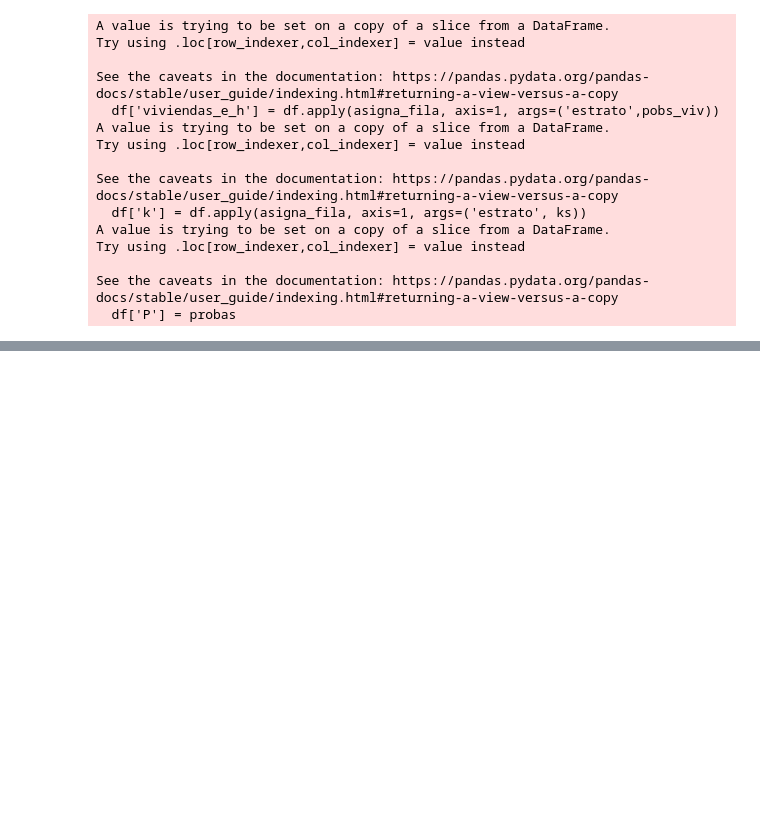
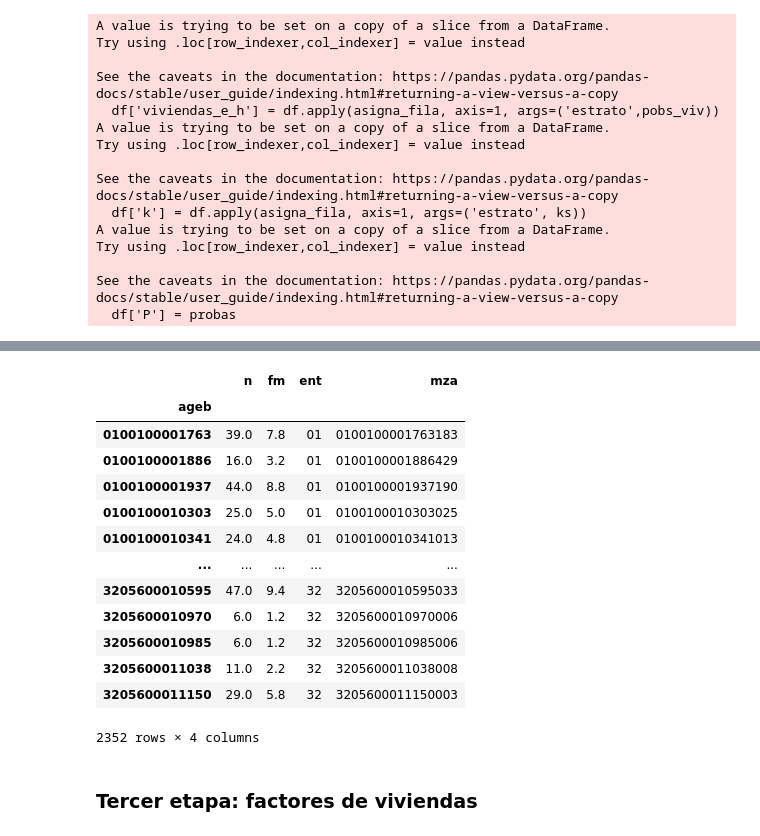
Before and after one commit to sergiohzlz/enasama_factores, a Jupyter notebook: 02_analisis_marco_probabilidades.ipynb, the cells around one changed output, grey strips where cells are left out. Saved outputs shown, nothing was run; the diff lists cells and outputs as text; code cells hidden in the pictures; blank space fills up the shorter version.

```diff
--- a/02_analisis_marco_probabilidades.ipynb
+++ b/02_analisis_marco_probabilidades.ipynb
@@ -420,0 +420,8 @@ df
+# %%
+# cargamos marco con manzanas y
+# archivo de encuesta
+#
+fmarco_mzas = './datos/07_marco_muestral_manzana_loc.zip'
+fcorte = './datos/cortes/w18/enasama_2024W18_0429_0505.pkl'
+marco_mzas = pd.read_csv(fmarco_mzas)
+w18 = pd.read_pickle(fcorte)
@@ -420,0 +529,23 @@ df
+# %%
+# aqui queremos extender el dataframe de mzas_factor
+# para incorporar las manzanas
+mzas_factor = pd.DataFrame(mzas.merge(mzas_selec, how='right', left_index=True, right_index=True), )
+# mzas_factor. columns = ['marco','enasama', 'ent']
+mzas_factor
+# %% [output]
+|  | n | fm | ent | mza |
+| ageb |  |  |  |  |
+| 0100100001763 | 39.0 | 7.8 | 01 | 0100100001763183 |
+| 0100100001886 | 16.0 | 3.2 | 01 | 0100100001886429 |
+| 0100100001937 | 44.0 | 8.8 | 01 | 0100100001937190 |
+| 0100100010303 | 25.0 | 5.0 | 01 | 0100100010303025 |
+| 0100100010341 | 24.0 | 4.8 | 01 | 0100100010341013 |
+| ... | ... | ... | ... | ... |
+| 3205600010595 | 47.0 | 9.4 | 32 | 3205600010595033 |
+| 3205600010970 | 6.0 | 1.2 | 32 | 3205600010970006 |
+| 3205600010985 | 6.0 | 1.2 | 32 | 3205600010985006 |
+| 3205600011038 | 11.0 | 2.2 | 32 | 3205600011038008 |
+| 3205600011150 | 29.0 | 5.8 | 32 | 3205600011150003 |
+2352 rows × 4 columns
+# %% [markdown]
+### Tercer etapa: factores de viviendas
```
Also changed, not shown: parts of 43 cells of this notebook.
